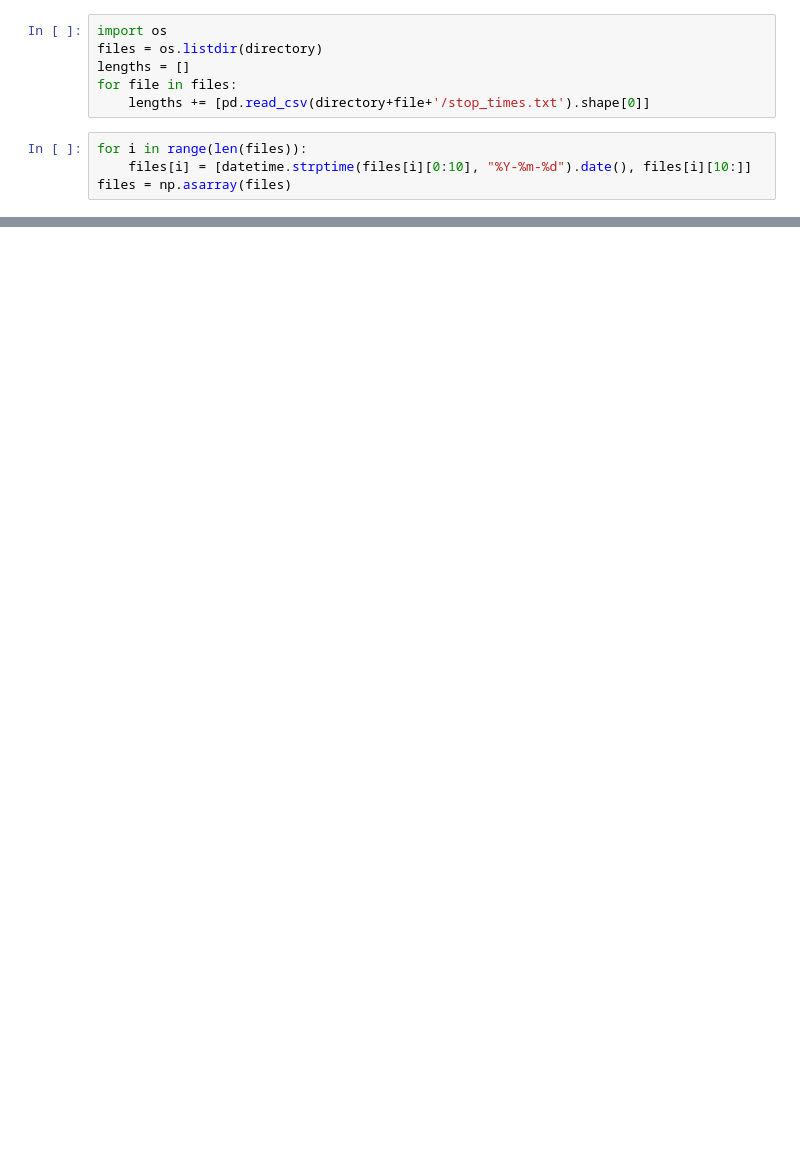
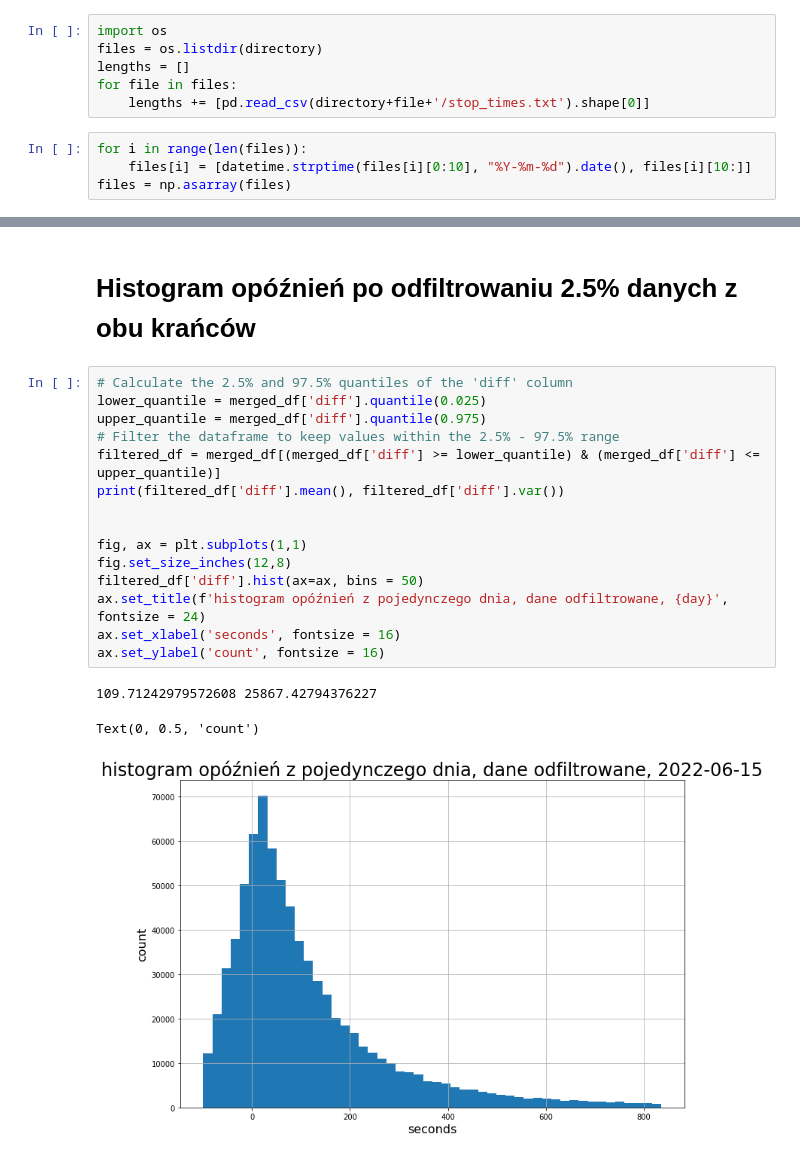
Before and after one commit to hoanganhlinh/praca-inzynierska, a Jupyter notebook: EDA.ipynb, the cells around one changed output, grey strips where cells are left out. Saved outputs shown, nothing was run; the diff lists cells and outputs as text; blank space fills up the shorter version.

```diff
--- a/EDA.ipynb
+++ b/EDA.ipynb
@@ -246,0 +172,21 @@ merged_df['diff'] = merged_df["arrival_time_y"] - merged_df["arrival_time_x"]
+# %% [markdown]
+# Histogram opóźnień po odfiltrowaniu 2.5% danych z obu krańców
+# %%
+# Calculate the 2.5% and 97.5% quantiles of the 'diff' column
+lower_quantile = merged_df['diff'].quantile(0.025)
+upper_quantile = merged_df['diff'].quantile(0.975)
+# Filter the dataframe to keep values within the 2.5% - 97.5% range
+filtered_df = merged_df[(merged_df['diff'] >= lower_quantile) & (merged_df['diff'] <= upper_quantile)]
+print(filtered_df['diff'].mean(), filtered_df['diff'].var())
+
+
+fig, ax = plt.subplots(1,1)
+fig.set_size_inches(12,8)
+filtered_df['diff'].hist(ax=ax, bins = 50)
+ax.set_title(f'histogram opóźnień z pojedynczego dnia, dane odfiltrowane, {day}', fontsize = 24)
+ax.set_xlabel('seconds', fontsize = 16)
+ax.set_ylabel('count', fontsize = 16)
+# %% [output]
+109.71242979572608 25867.42794376227
+Text(0, 0.5, 'count')
+[figure, added]
```
Also changed, not shown: parts of 32 cells of this notebook.
